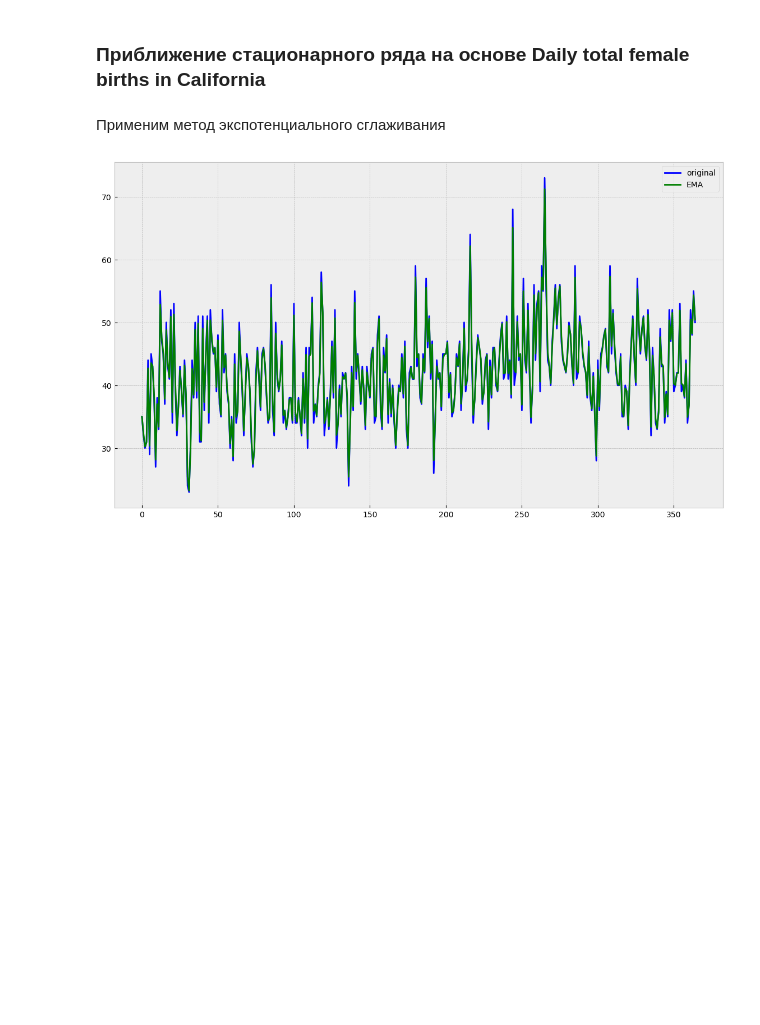
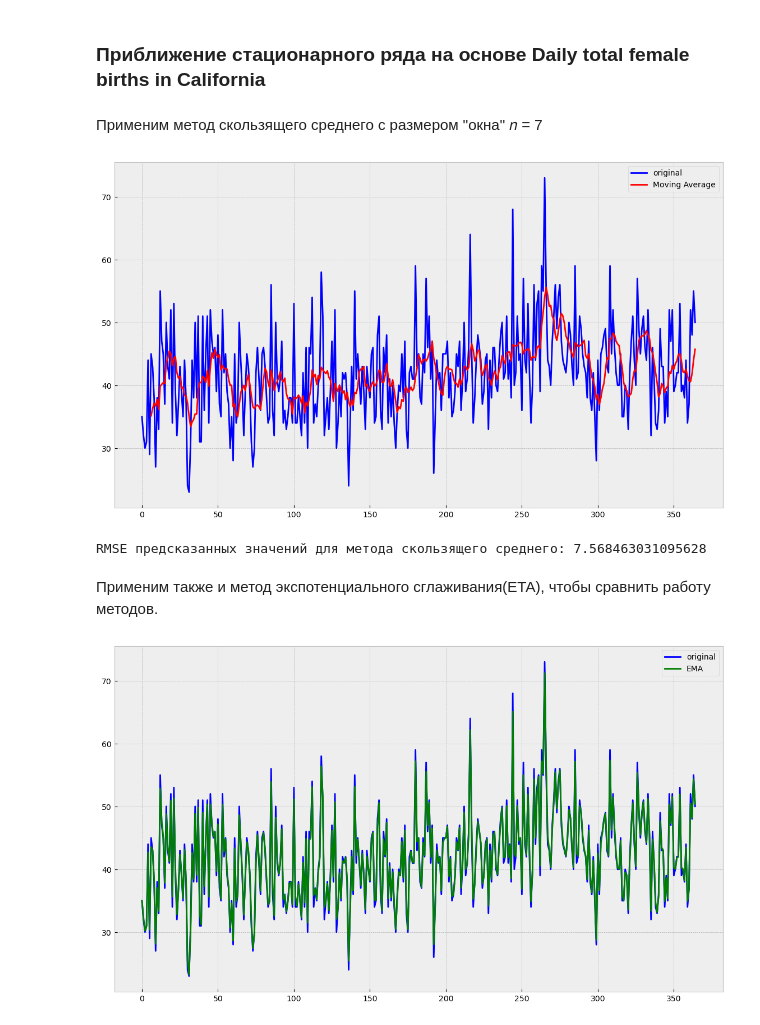
Before and after one commit to msavilov/Time_series, a Jupyter notebook: 2_Time_series_analysis/time_series_analysis.ipynb, the cells around one changed output. Drawn from its saved outputs; the diff is of its cells as text; code cells hidden in the pictures; blank space fills up the shorter version.

Commit message:
add MA method for Time_series_analysis

```diff
--- a/2_Time_series_analysis/time_series_analysis.ipynb
+++ b/2_Time_series_analysis/time_series_analysis.ipynb
@@ -25,6 +25,7 @@ female_births = pd.read_csv('../Data/daily-total-female-births-in-cal.csv')
 # %% [markdown]
 ### Необходимые функции
 # %%
+# Functions for Holt-Winters' Model
 def init_trend(data, season_len):
     """Initial trend"""
     return sum([float(data[season_len] - data[0]) / season_len]) / season_len
@@ -85,6 +86,22 @@ def mse_hwm(X, train, test):
     error = mean_squared_error(predictions, test)
     return error
 
+# Functions for Moving average
+def moving_average(data, n):
+    """Moving average"""
+    if not isinstance(data, pd.Series):
+        data = pd.Series(data)
+    return data.rolling(n).mean()
+
+def mse_ma(train, test, n):
+    """Return mean squared error for Exponential moving average"""
+    result = moving_average(train, n)
+    predictions = result[-len(test):]
+    error = mean_squared_error(predictions, test)
+    return error
+
+
+# Functions for Exponential moving average
 def exponential_moving_average(series, alpha):
     """Exponential moving average"""
     result = [series[0]]
@@ -139,3 +156,18 @@ RMSE предсказанных значений для подобранных
 ### Приближение стационарного ряда на основе Daily total female births in California
 # %%
 data = female_births['Count']
+# %% [markdown]
+Применим метод скользящего среднего с размером "окна" 𝑛 = 7
+# %%
+n = 7
+# %%
+ser = moving_average(data, n)
+# %%
+with plt.style.context('bmh'):
+    plt.figure(figsize=(14, 8))
+    plt.plot(data, color='blue',label='original')
+    plt.plot(ser, color='red', linewidth='2', label='Moving Average')
+    plt.legend()
+    plt.show()
+# %% [output]
+[figure, added]
@@ -142,5 +176,10 @@ data = female_births['Count']
+# %%
+print('RMSE предсказанных значений для метода скользящего среднего:',
+      np.sqrt(mse_ma(train, test, n)))
+# %% [output]
+RMSE предсказанных значений для метода скользящего среднего: 7.568463031095628
 # %% [markdown]
-Применим метод экспотенциального сглаживания
+Применим также и метод экспотенциального сглаживания(ETA), чтобы сравнить работу методов.
 # %%
 ema = exponential_moving_average(data, 0.9)
 with plt.style.context('bmh'):
```
Also changed, not shown: parts of 4 cells of this notebook.
